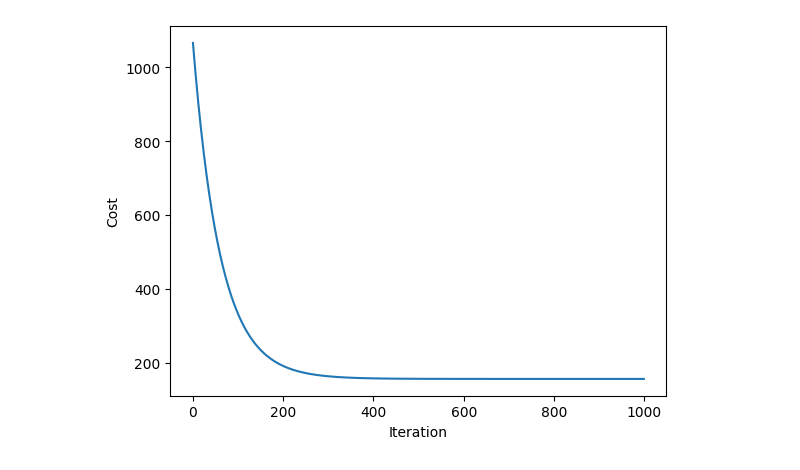
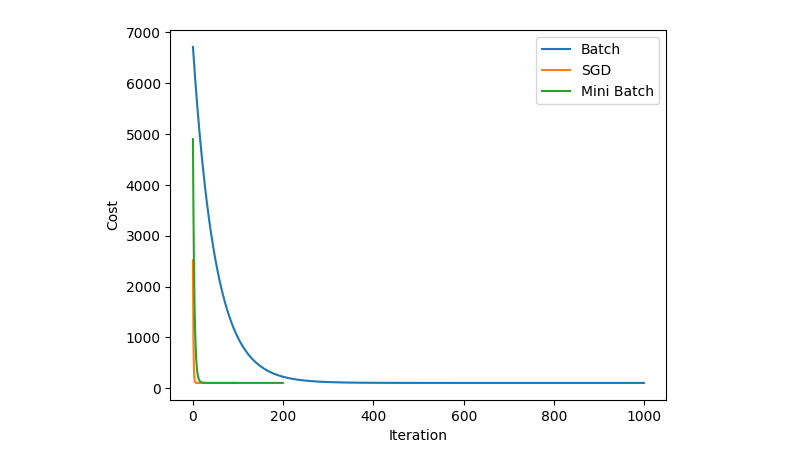
Before and after one commit to DrQueensir/ML-from-scratch, a Jupyter notebook: notebooks/linear_regression.ipynb, the cells around one changed output. Drawn from its saved outputs; the diff is of its cells as text; code cells hidden in the pictures.

Commit message:
linear regression notebook done

```diff
--- a/notebooks/linear_regression.ipynb
+++ b/notebooks/linear_regression.ipynb
@@ -15,5 +27,0 @@ X, y = make_regression(
-# %%
-model = LinearRegression()
-
-model.fit(X, y)
-predictions = model.predict(X)
@@ -27,0 +28,30 @@ plt.show()
+# %%
+batch = LinearRegression(optimizer="batch")
+
+start = time.perf_counter()
+
+batch.fit(X, y)
+
+batch_time = time.perf_counter() - start
+
+batch_predictions = batch.predict(X)
+# %%
+sgd = LinearRegression(learningrate=0.001,iterations=100,optimizer="sgd")
+
+start = time.perf_counter()
+
+sgd.fit(X, y)
+
+sgd_time = time.perf_counter() - start
+
+sgd_predictions = sgd.predict(X)
+# %%
+mini = LinearRegression(iterations=200,optimizer="mini-batch")
+
+start = time.perf_counter()
+
+mini.fit(X, y)
+
+mini_time = time.perf_counter() - start
+
+mini_predictions = mini.predict(X)
@@ -28,9 +68,13 @@ plt.show()
 # %%
-plt.plot(model.cost_history)
+plt.plot(batch.cost_history, label="Batch")
+plt.plot(sgd.cost_history, label="SGD")
+plt.plot(mini.cost_history, label="Mini Batch")
 
 plt.xlabel("Iteration")
 plt.ylabel("Cost")
 
+plt.legend()
+
 plt.show()
 # %% [output]
-[figure, old version]
+[figure, new version]
```
Also changed, not shown: parts of 10 cells of this notebook, 3 other files.
